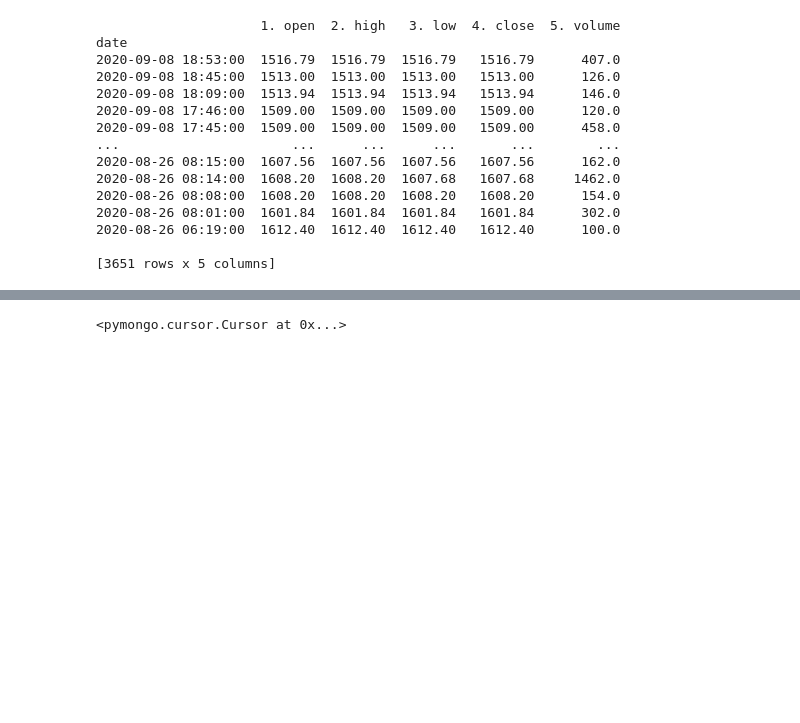
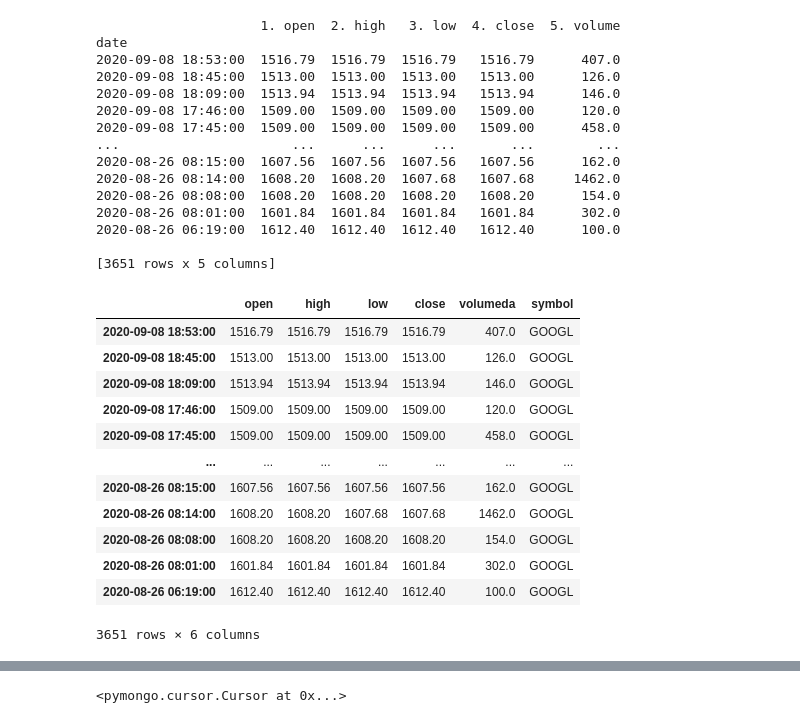
Before and after one commit to yanggautier/trading_project, a Jupyter notebook: Trading.ipynb, the cells around one changed output, grey strips where cells are left out. Saved outputs shown, nothing was run; the diff lists cells and outputs as text; code cells hidden in the pictures; blank space fills up the shorter version.

```diff
--- a/Trading.ipynb
+++ b/Trading.ipynb
@@ -200,6 +200,26 @@ date
 # last_change = np.float64(percentage_change[1])
 # if abs(last_change) > 0.0001:
 #     print("GOOGL Alert: {}" .format(last_change))
+# %%
+data = data.rename(columns={"1. open": "open", "2. high": "high", "3. low": "low","4. close":"close", "5. volume":"volumeda"})
+data = pd.concat([data, pd.DataFrame(columns=["symbol"])])
+data["symbol"]="GOOGL"
+# %%
+data
+# %% [output]
+|  | open | high | low | close | volumeda | symbol |
+| 2020-09-08 18:53:00 | 1516.79 | 1516.79 | 1516.79 | 1516.79 | 407.0 | GOOGL |
+| 2020-09-08 18:45:00 | 1513.00 | 1513.00 | 1513.00 | 1513.00 | 126.0 | GOOGL |
+| 2020-09-08 18:09:00 | 1513.94 | 1513.94 | 1513.94 | 1513.94 | 146.0 | GOOGL |
+| 2020-09-08 17:46:00 | 1509.00 | 1509.00 | 1509.00 | 1509.00 | 120.0 | GOOGL |
+| 2020-09-08 17:45:00 | 1509.00 | 1509.00 | 1509.00 | 1509.00 | 458.0 | GOOGL |
+| ... | ... | ... | ... | ... | ... | ... |
+| 2020-08-26 08:15:00 | 1607.56 | 1607.56 | 1607.56 | 1607.56 | 162.0 | GOOGL |
+| 2020-08-26 08:14:00 | 1608.20 | 1608.20 | 1607.68 | 1607.68 | 1462.0 | GOOGL |
+| 2020-08-26 08:08:00 | 1608.20 | 1608.20 | 1608.20 | 1608.20 | 154.0 | GOOGL |
+| 2020-08-26 08:01:00 | 1601.84 | 1601.84 | 1601.84 | 1601.84 | 302.0 | GOOGL |
+| 2020-08-26 06:19:00 | 1612.40 | 1612.40 | 1612.40 | 1612.40 | 100.0 | GOOGL |
+3651 rows × 6 columns
 # %%
 from pymongo import MongoClient
 import urllib.request
```
Also changed, not shown: parts of 14 cells of this notebook, 4 other files.
